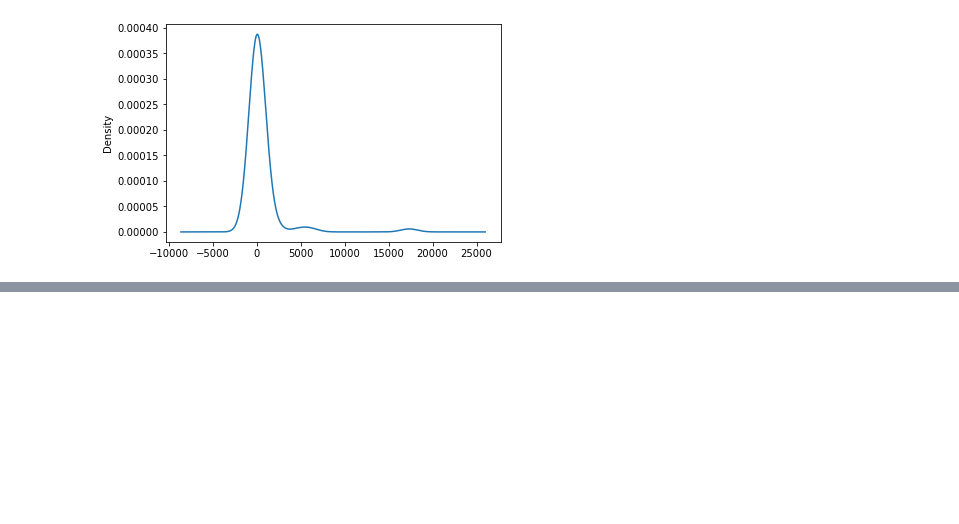
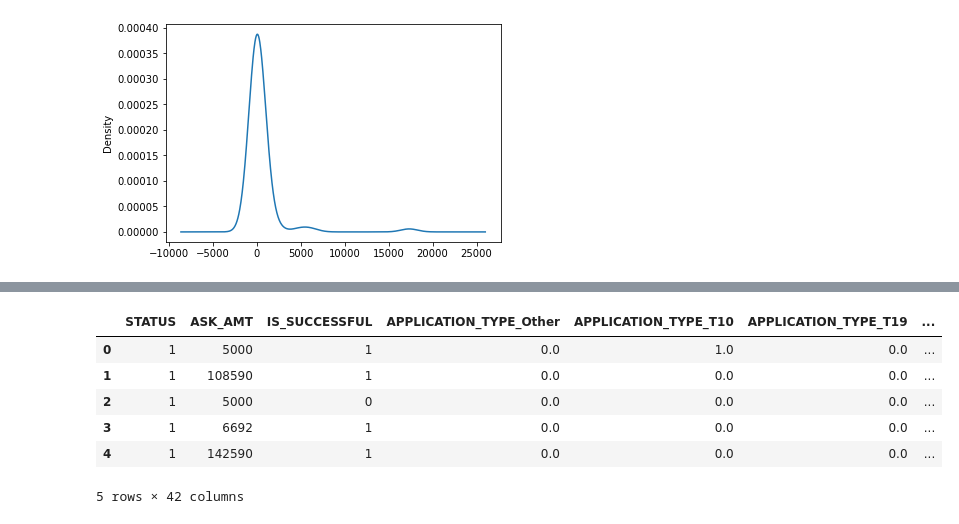
Before and after one commit to aw1442/Neural_Network_Charity_Analysis, a Jupyter notebook: AlphabetSoupCharity_Optimization.ipynb, the cells around one changed output, grey strips where cells are left out. Drawn from its saved outputs; the diff is of its cells as text; code cells hidden in the pictures; blank space fills up the shorter version.

```diff
--- a/AlphabetSoupCharity_Optimization.ipynb
+++ b/AlphabetSoupCharity_Optimization.ipynb
@@ -211,0 +229,12 @@ df
+# %%
+# Reduce/filter out outliers noisy variables from features ASK_AMT, using IQR and zscore
+application_df = application_df[(np.abs(stats.zscore(application_df.ASK_AMT)) <= 3)]
+application_df.head()
+# %% [output]
+|  | STATUS | ASK_AMT | IS_SUCCESSFUL | APPLICATION_TYPE_Other | APPLICATION_TYPE_T10 | APPLICATION_TYPE_T19 | ... |
+| 0 | 1 | 5000 | 1 | 0.0 | 1.0 | 0.0 | ... |
+| 1 | 1 | 108590 | 1 | 0.0 | 0.0 | 0.0 | ... |
+| 2 | 1 | 5000 | 0 | 0.0 | 0.0 | 0.0 | ... |
+| 3 | 1 | 6692 | 1 | 0.0 | 0.0 | 0.0 | ... |
+| 4 | 1 | 142590 | 1 | 0.0 | 0.0 | 0.0 | ... |
+5 rows × 42 columns
```
Also changed, not shown: parts of 46 cells of this notebook, 3 other files.
